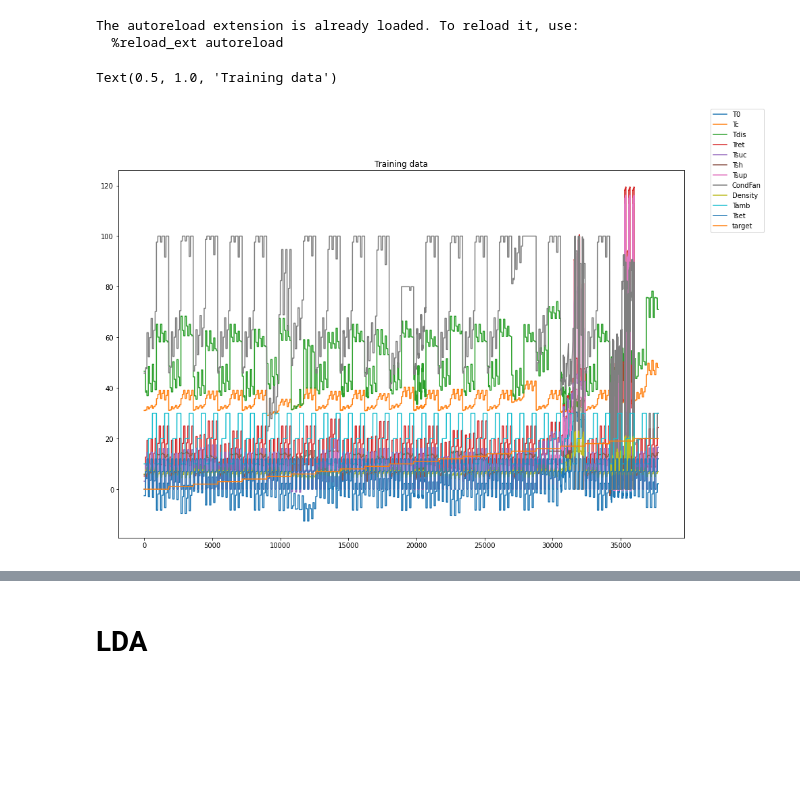
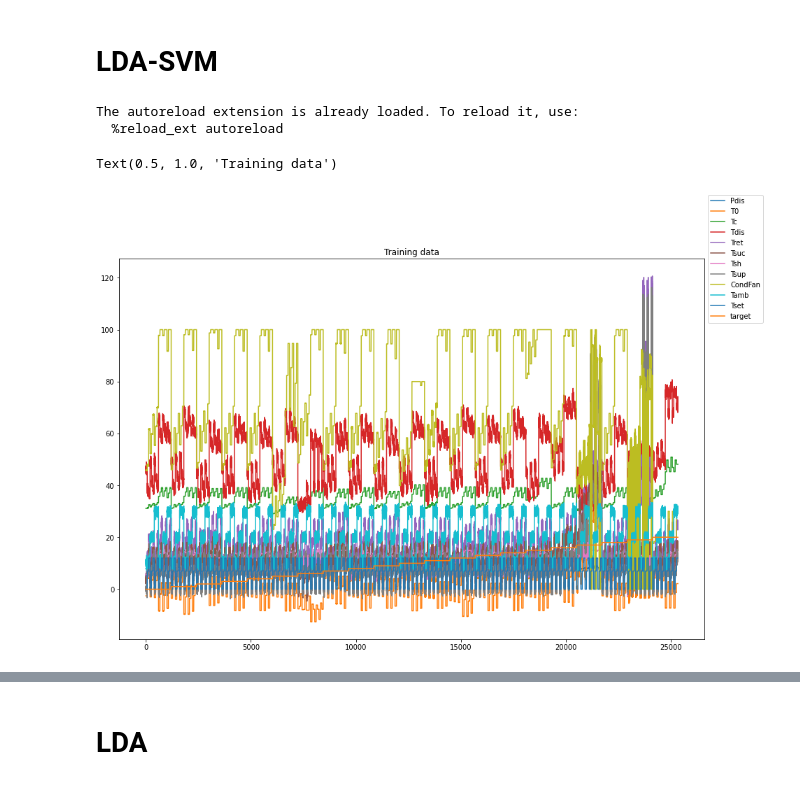
Before and after one commit to peterkrull/p7-ml-refrigeration-fault-detection, a Jupyter notebook: Python/LDA-SVM skl.ipynb, the cells around one changed output, grey strips where cells are left out. Saved outputs shown, nothing was run; the diff lists cells and outputs as text; code cells hidden in the pictures; blank space fills up the shorter version.

```diff
--- a/Python/LDA-SVM skl.ipynb
+++ b/Python/LDA-SVM skl.ipynb
@@ -1,3 +1,5 @@
+# %% [markdown]
+# LDA-SVM
 # %%
 %load_ext autoreload
 %autoreload 2
@@ -14,8 +16,8 @@ The autoreload extension is already loaded. To reload it, use:
   %reload_ext autoreload
 # %%
 # Load training data
-train_data = pd.read_csv("../TrainingData/neodata/fault_all_100.csv")
-test_data = pd.read_csv("../ValidationData/neodata/fault_all_100.csv")
+train_data = pd.read_csv("../TrainingData/neodata/fault_all_noise_67.csv")
+test_data = pd.read_csv("../ValidationData/neodata/fault_all_noise_67.csv")
 #train_data.head()
 # %%
 #adding noise
@@ -30,11 +35,11 @@ for column in train_data.drop(['target','Tset'],axis=1):
 # %%
 fig, axs = plt.subplots(figsize=(15,10))
 
-axs.plot(train_data.drop(['Pdis','Psuc','CprPower'],axis=1))
-plt.legend(train_data.drop(['Pdis','Psuc','CprPower'],axis=1).keys(), bbox_to_anchor=(1.04, 1), loc="center left")
+axs.plot(train_data)
+plt.legend(train_data.keys(), bbox_to_anchor=(1, 1), loc="center left")
 plt.title('Training data')
 # %% [output]
 Text(0.5, 1.0, 'Training data')
-[figure, old version]
+[figure, new version]
 # %%
 #standardization
```
Also changed, not shown: parts of 11 cells of this notebook.
